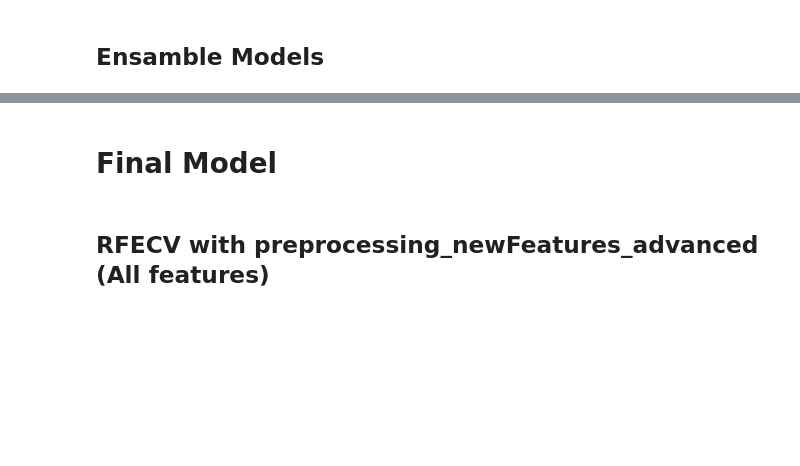
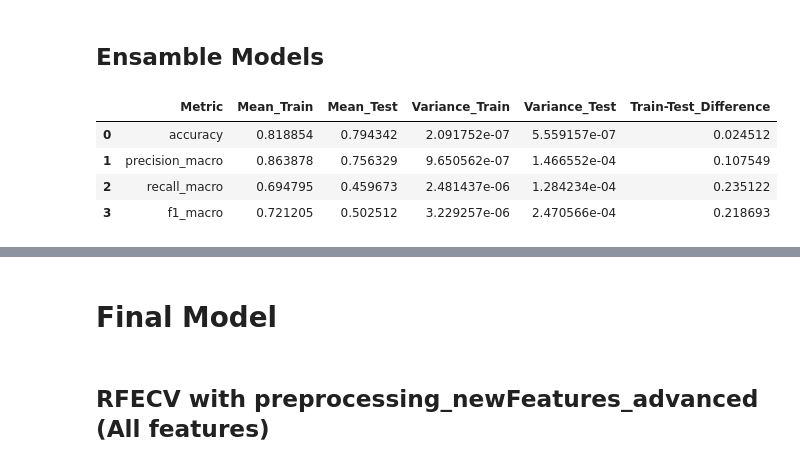
Before and after one commit to tmnstraub/ML_Group36, a Jupyter notebook: src/ModelAssessment.ipynb, the cells around one changed output, grey strips where cells are left out. Saved outputs shown, nothing was run; the diff lists cells and outputs as text; code cells hidden in the pictures; blank space fills up the shorter version.

```diff
--- a/src/ModelAssessment.ipynb
+++ b/src/ModelAssessment.ipynb
@@ -1228,5 +1294,13 @@ def evaluate_stacking_with_predefined_split(X, y, predefined_split, base_model,
 # %%
 base_model = XGBClassifier(gamma = 0, learning_rate = 0.3, max_depth = 6, min_child_weight = 1, n_estimators = 200, reg_alpha = 0, reg_lambda = 1,random_state=42, n_jobs=-1)
-meta_model = KNeighborsClassifier(n_neighbors=3, weights='uniform', metric='minkowski', p=1, algorithm='auto', leaf_size=20, n_jobs=-1)
+meta_model = LogisticRegression(penalty='l2', C=10, solver='lbfgs', class_weight='balanced', l1_ratio=0.5, max_iter=2000, n_jobs=-1),
 
 stacking_results = evaluate_stacking_with_predefined_split(X_combined, y_combined, ps, base_model, meta_model)
+# %%
+stacking_results
+# %% [output]
+|  | Metric | Mean_Train | Mean_Test | Variance_Train | Variance_Test | Train-Test_Difference |
+| 0 | accuracy | 0.818854 | 0.794342 | 2.091752e-07 | 5.559157e-07 | 0.024512 |
+| 1 | precision_macro | 0.863878 | 0.756329 | 9.650562e-07 | 1.466552e-04 | 0.107549 |
+| 2 | recall_macro | 0.694795 | 0.459673 | 2.481437e-06 | 1.284234e-04 | 0.235122 |
+| 3 | f1_macro | 0.721205 | 0.502512 | 3.229257e-06 | 2.470566e-04 | 0.218693 |
```
Also changed, not shown: parts of 27 cells of this notebook, 1 other file.
